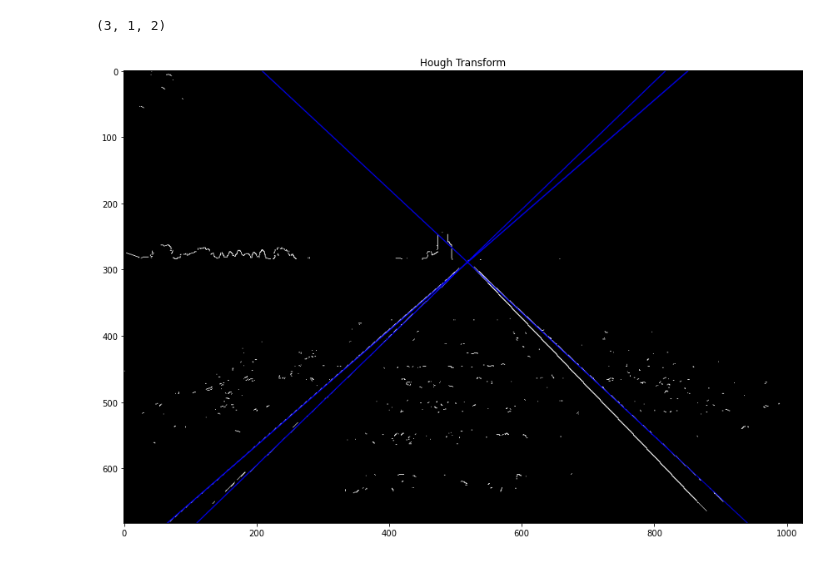
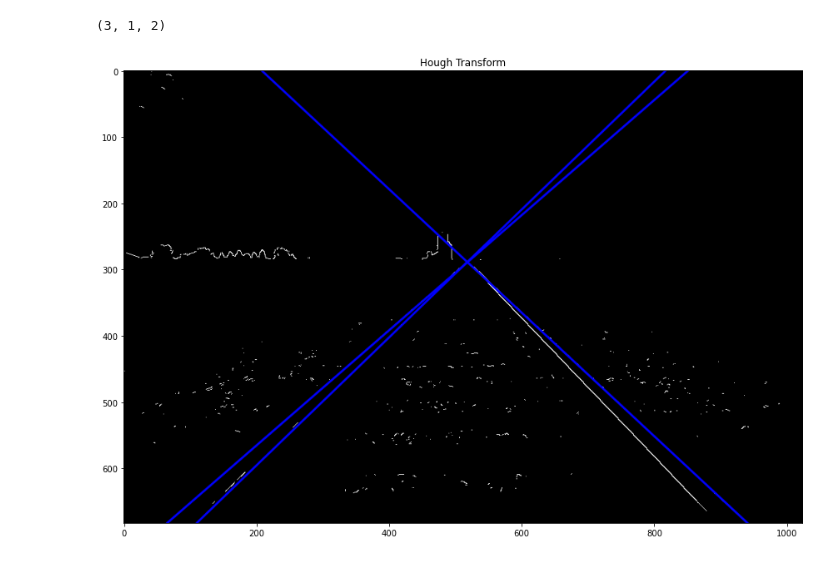
Before and after one commit to malinbranduse/hough_transform, a Jupyter notebook: hough.ipynb, the cells around one changed output. Saved outputs shown, nothing was run; the diff lists cells and outputs as text; code cells hidden in the pictures.

```diff
--- a/hough.ipynb
+++ b/hough.ipynb
@@ -31,6 +31,8 @@ plt.show()
 # %%
 # Hough Line Transform
 lines = cv.HoughLines(in_img, 1, np.pi / 180, hough_threshold)
-lines.shape if lines is not None else None
+lines = lines if lines is not None else np.array([])
+
+print(lines.shape)
 # %% [output]
 (3, 1, 2)
@@ -40,21 +39,21 @@ w,h = in_img.shape
 # %%
 # Draw the lines
+output = cv.cvtColor(in_img, cv.COLOR_GRAY2BGR)
+
 scalar = 5e3
-if lines is not None:
-    for i in range(0, len(lines)):
-        rho = lines[i][0][0]
-        theta = lines[i][0][1]
-        a = math.cos(theta)
-        b = math.sin(theta)
-        x0 = a * rho
-        y0 = b * rho
-        pt1 = (int(x0 + scalar*(-b)), int(y0 + scalar*(a)))
-        pt2 = (int(x0 - scalar*(-b)), int(y0 - scalar*(a)))
-        cv.line(output, pt1, pt2, (0,0,255), 1, cv.LINE_AA)
+for i in range(len(lines)):
+    rho, theta = lines[i][0]
+    a = math.cos(theta)
+    b = math.sin(theta)
+    x0 = a * rho
+    y0 = b * rho
+    pt1 = (int(x0 + scalar*(-b)), int(y0 + scalar*(a)))
+    pt2 = (int(x0 - scalar*(-b)), int(y0 - scalar*(a)))
+    cv.line(output, pt1, pt2, (0,0,255), 2, cv.LINE_AA)
 
 plt.figure(figsize=(15,10))
 plt.imshow(output)
 plt.title('Hough Transform')
 plt.show()
 # %% [output]
-[figure, old version]
+[figure, new version]
```
Also changed, not shown: parts of 1 cell of this notebook, 1 other file.
